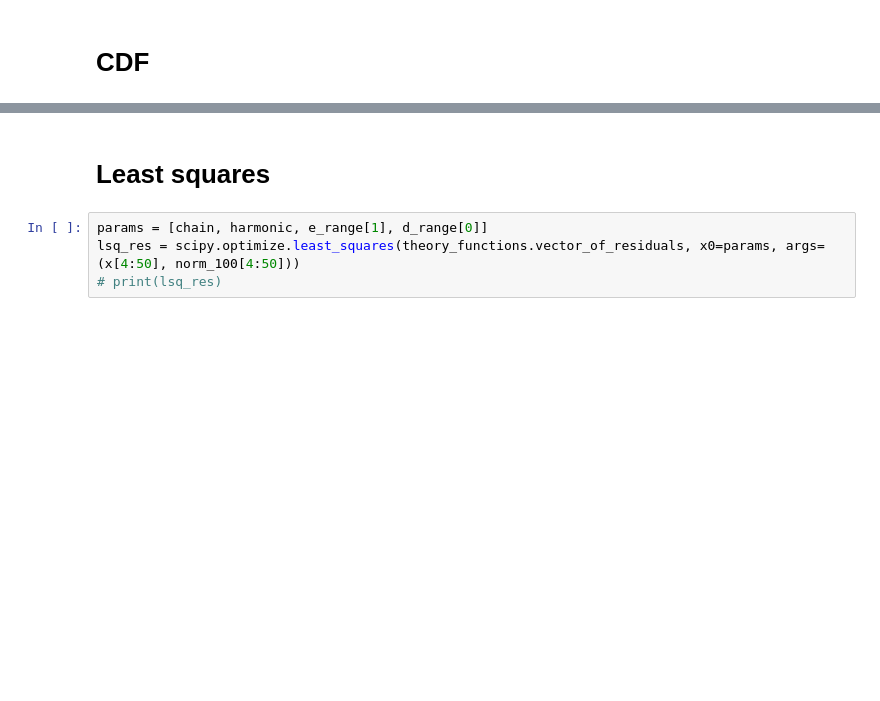
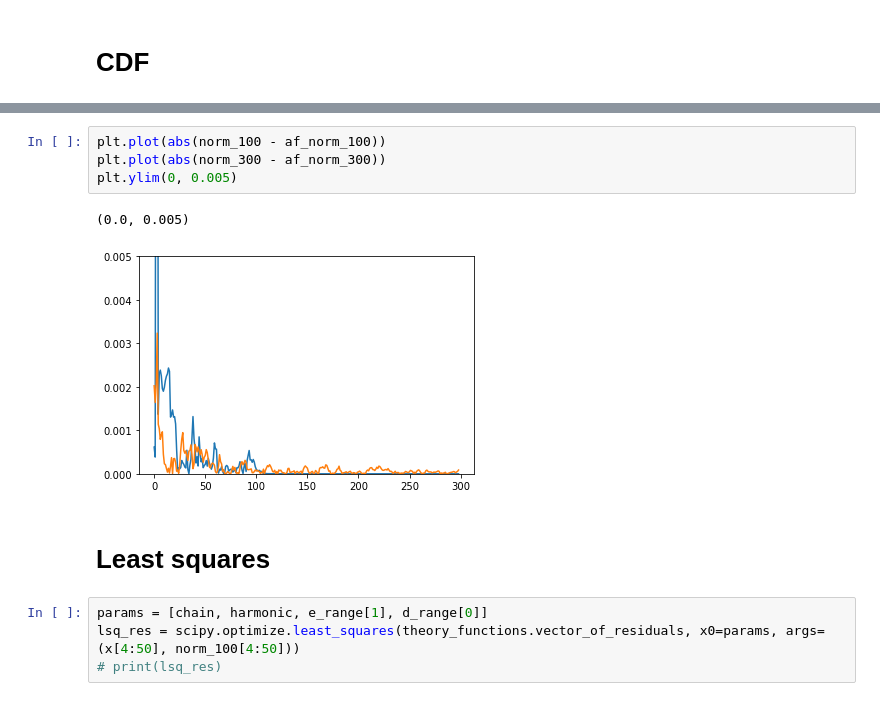
Before and after one commit to meyresearch/amino_acid_distance_distributions, a Jupyter notebook: scripts/fitting.ipynb, the cells around one changed output, grey strips where cells are left out. Drawn from its saved outputs; the diff is of its cells as text; blank space fills up the shorter version.

```diff
--- a/scripts/fitting.ipynb
+++ b/scripts/fitting.ipynb
@@ -156,3 +172,10 @@ plt.xlim(0,100)
+# %%
+plt.plot(abs(norm_100 - af_norm_100))
+plt.plot(abs(norm_300 - af_norm_300))
+plt.ylim(0, 0.005)
+# %% [output]
+(0.0, 0.005)
+[figure, added]
 # %% [markdown]
 # Least squares
 # %%
```
Also changed, not shown: parts of 11 cells of this notebook, 2 other files.
